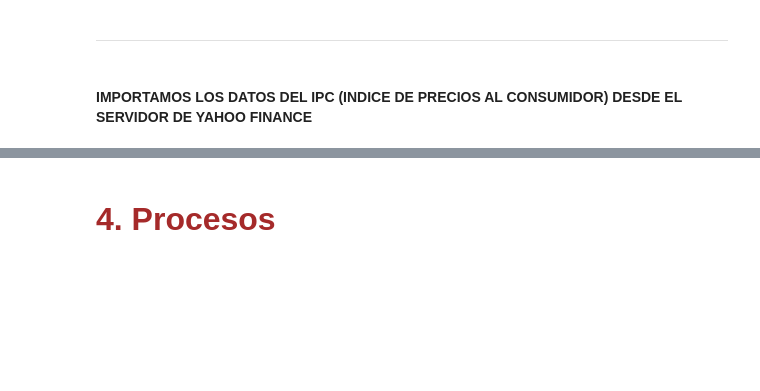
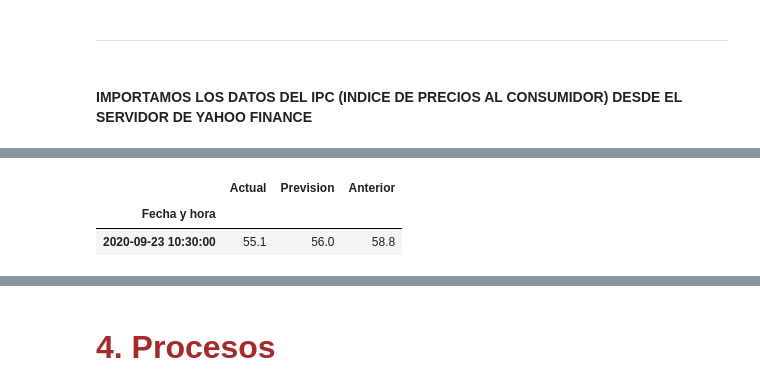
Before and after one commit to Sofiagarciaif/MyST_Proyecto_Final, a Jupyter notebook: notebook.ipynb, the cells around one changed output, grey strips where cells are left out. Cells and saved outputs as stored; diff of their text form; code cells hidden in the pictures; blank space fills up the shorter version.

```diff
--- a/notebook.ipynb
+++ b/notebook.ipynb
@@ -99,0 +120,8 @@ PMI.tail(5)
+# %%
+FechaPMI=PMI['Actual']== 55.1
+PMI_EJ3 = PMI[FechaPMI]
+PMI_EJ3
+# %% [output]
+|  | Actual | Prevision | Anterior |
+| Fecha y hora |  |  |  |
+| 2020-09-23 10:30:00 | 55.1 | 56.0 | 58.8 |
```
Also changed, not shown: parts of 15 cells of this notebook, 3 other files.
